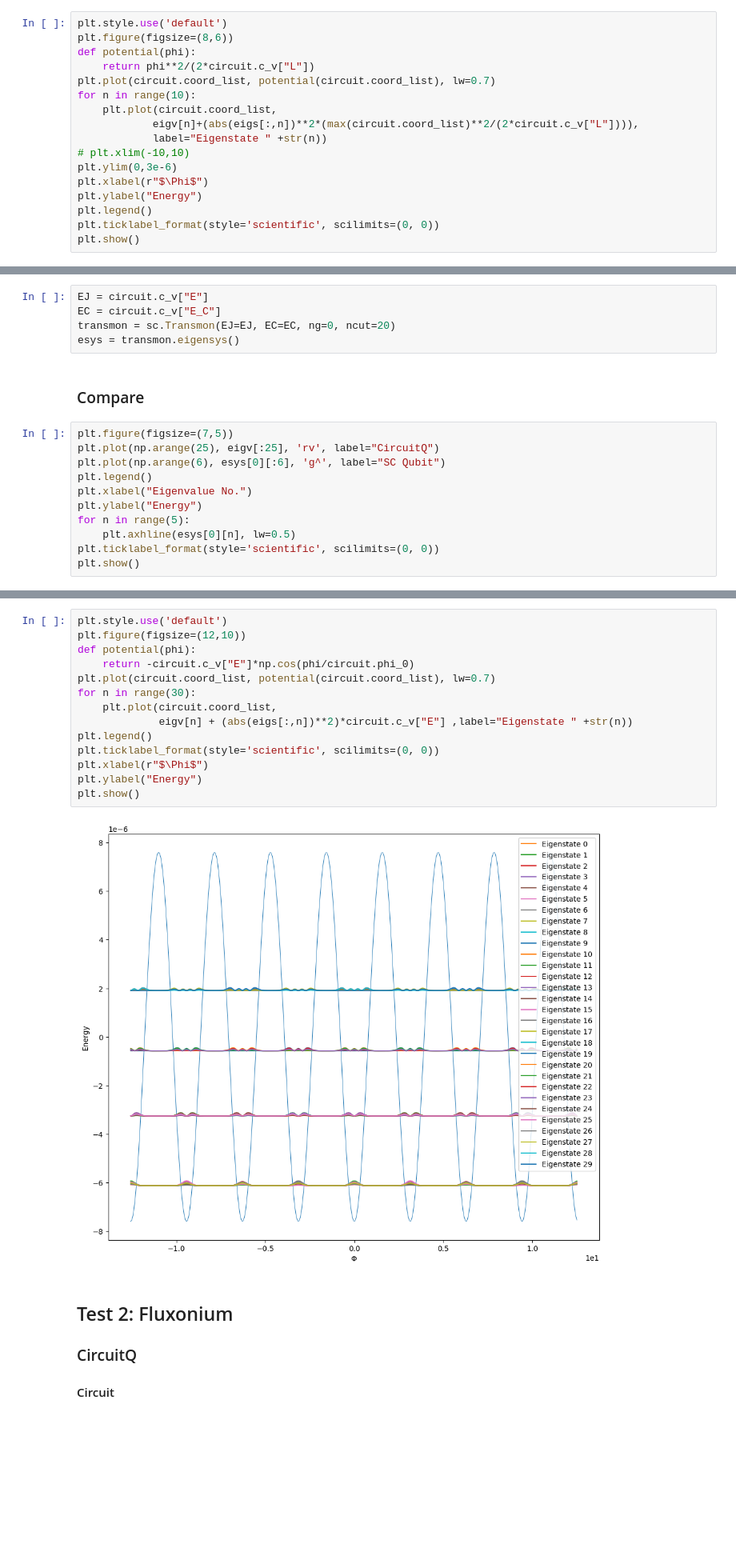
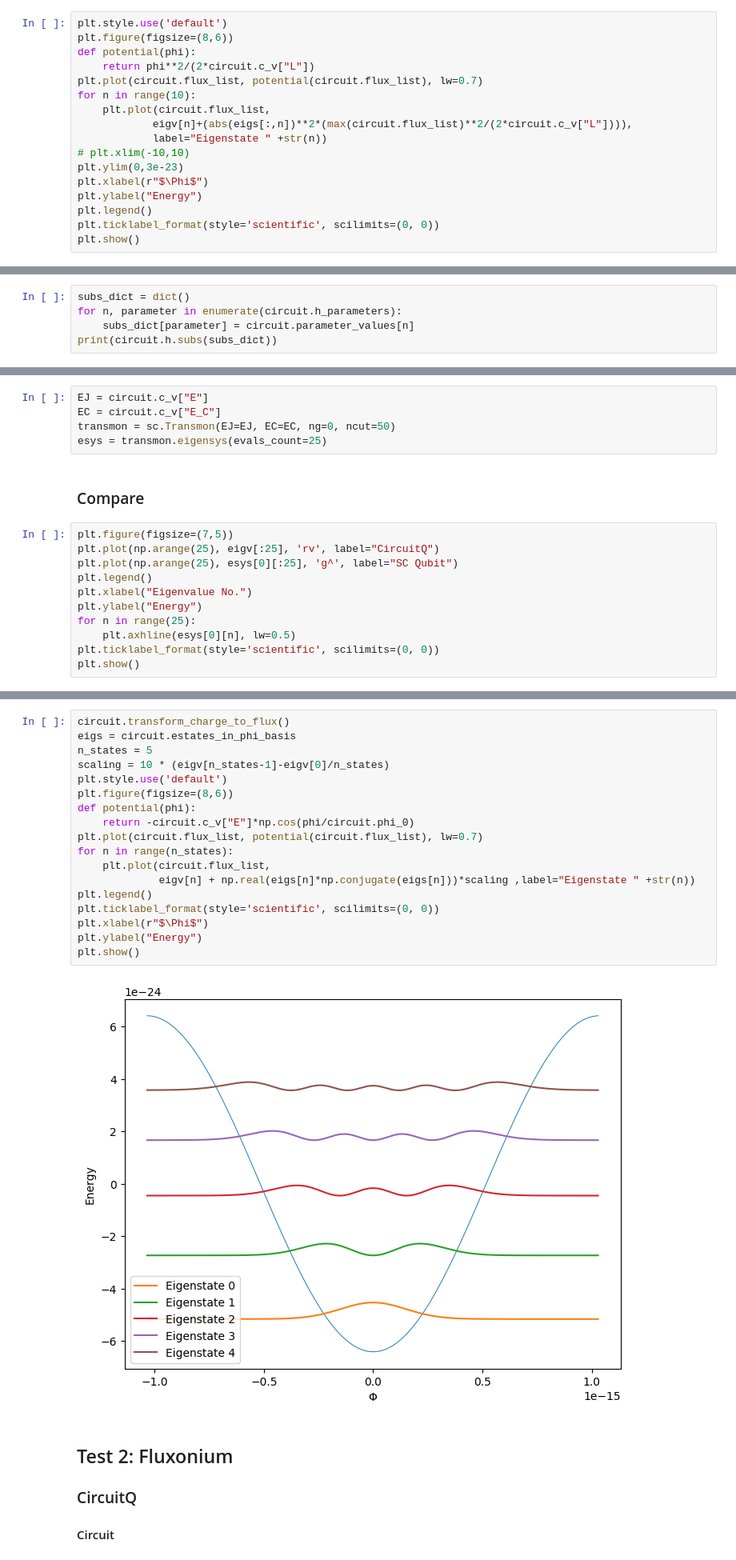
Before and after one commit to PhilippAumann/circuitq, a Jupyter notebook: notebooks/test_CircuitQ.ipynb, the cells around one changed output, grey strips where cells are left out. Shown at 80% size. Cells and saved outputs as stored; diff of their text form; blank space fills up the shorter version.

Commit message:
Added charge basis, FT transform, T1 quasiparticles method and updated files

```diff
--- a/notebooks/test_CircuitQ.ipynb
+++ b/notebooks/test_CircuitQ.ipynb
@@ -42,13 +43,13 @@ plt.style.use('default')
 plt.figure(figsize=(8,6))
 def potential(phi):
     return phi**2/(2*circuit.c_v["L"])
-plt.plot(circuit.coord_list, potential(circuit.coord_list), lw=0.7)
+plt.plot(circuit.flux_list, potential(circuit.flux_list), lw=0.7)
 for n in range(10):
-    plt.plot(circuit.coord_list,
-            eigv[n]+(abs(eigs[:,n])**2*(max(circuit.coord_list)**2/(2*circuit.c_v["L"]))),
+    plt.plot(circuit.flux_list,
+            eigv[n]+(abs(eigs[:,n])**2*(max(circuit.flux_list)**2/(2*circuit.c_v["L"]))),
             label="Eigenstate " +str(n))
 # plt.xlim(-10,10)
-plt.ylim(0,3e-6)
+plt.ylim(0,3e-23)
 plt.xlabel(r"$\Phi$")
 plt.ylabel("Energy")
 plt.legend()
@@ -78 +83,6 @@ h_num = circuit.get_numerical_hamiltonian(401)
 eigv, eigs = circuit.get_eigensystem()
+# %%
+subs_dict = dict()
+for n, parameter in enumerate(circuit.h_parameters):
+    subs_dict[parameter] = circuit.parameter_values[n]
+print(circuit.h.subs(subs_dict))
@@ -81,18 +93,18 @@ eigv, eigs = circuit.get_eigensystem()
 # %%
 EJ = circuit.c_v["E"]
 EC = circuit.c_v["E_C"]
-transmon = sc.Transmon(EJ=EJ, EC=EC, ng=0, ncut=20)
-esys = transmon.eigensys()
+transmon = sc.Transmon(EJ=EJ, EC=EC, ng=0, ncut=50)
+esys = transmon.eigensys(evals_count=25)
 # %% [markdown]
 ### Compare
 # %%
 plt.figure(figsize=(7,5))
 plt.plot(np.arange(25), eigv[:25], 'rv', label="CircuitQ")
-plt.plot(np.arange(6), esys[0][:6], 'g^', label="SC Qubit")
+plt.plot(np.arange(25), esys[0][:25], 'g^', label="SC Qubit")
 plt.legend()
 plt.xlabel("Eigenvalue No.")
 plt.ylabel("Energy")
-for n in range(5):
+for n in range(25):
     plt.axhline(esys[0][n], lw=0.5)
 plt.ticklabel_format(style='scientific', scilimits=(0, 0))
 plt.show()
@@ -105,19 +117,23 @@ transmon.plot_phi_wavefunction(esys=esys, which=[0,1,2,3,4], mode='abs_sqr');
 # %%
+circuit.transform_charge_to_flux()
+eigs = circuit.estates_in_phi_basis
+n_states = 5
+scaling = 10 * (eigv[n_states-1]-eigv[0]/n_states)
 plt.style.use('default')
-plt.figure(figsize=(12,10))
+plt.figure(figsize=(8,6))
 def potential(phi):
     return -circuit.c_v["E"]*np.cos(phi/circuit.phi_0)
-plt.plot(circuit.coord_list, potential(circuit.coord_list), lw=0.7)
-for n in range(30):
-    plt.plot(circuit.coord_list,
-             eigv[n] + (abs(eigs[:,n])**2)*circuit.c_v["E"] ,label="Eigenstate " +str(n))
+plt.plot(circuit.flux_list, potential(circuit.flux_list), lw=0.7)
+for n in range(n_states):
+    plt.plot(circuit.flux_list,
+             eigv[n] + np.real(eigs[n]*np.conjugate(eigs[n]))*scaling ,label="Eigenstate " +str(n))
 plt.legend()
 plt.ticklabel_format(style='scientific', scilimits=(0, 0))
 plt.xlabel(r"$\Phi$")
 plt.ylabel("Energy")
 plt.show()
 # %% [output]
-[figure, old version]
+[figure, new version]
 # %% [markdown]
 ## Test 2: Fluxonium
 ### CircuitQ
```
Also changed, not shown: parts of 30 cells of this notebook, 8 other files.
